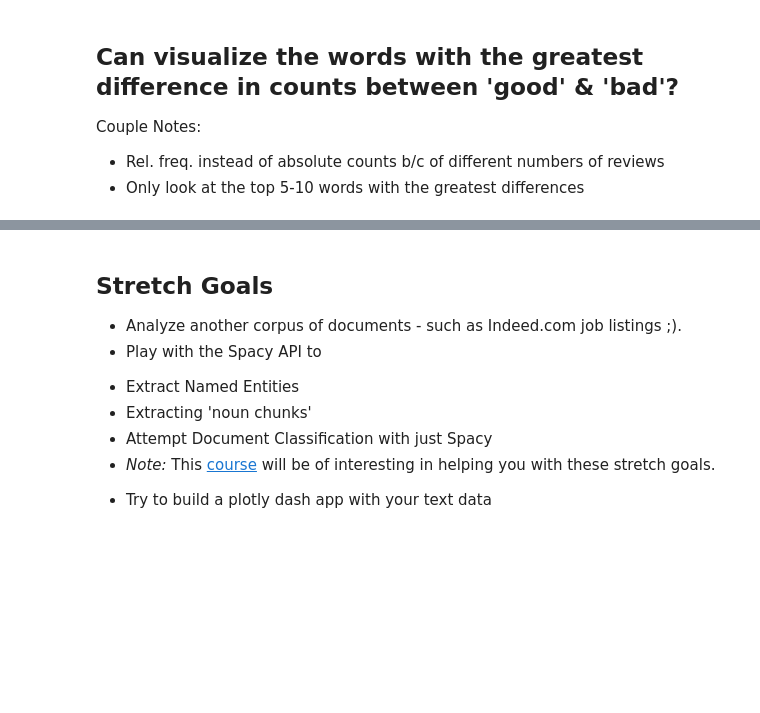
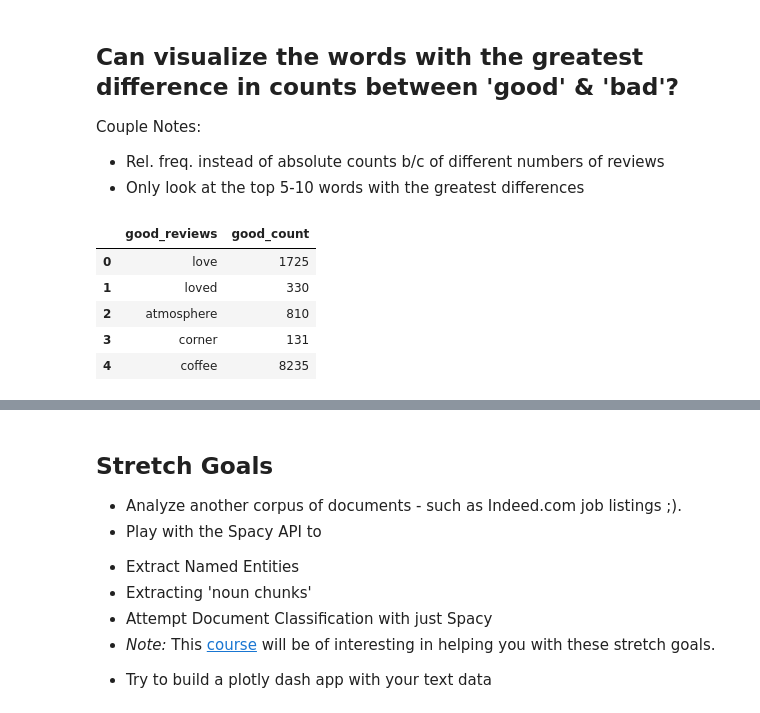
Before and after one commit to EvidenceN/Unit4_Lamda_DS, a Jupyter notebook: module1-text-data/Answers_Unit4_Week1_Day1.ipynb, the cells around one changed output, grey strips where cells are left out. Cells and saved outputs as stored; diff of their text form; code cells hidden in the pictures; blank space fills up the shorter version.

```diff
--- a/module1-text-data/Answers_Unit4_Week1_Day1.ipynb
+++ b/module1-text-data/Answers_Unit4_Week1_Day1.ipynb
@@ -289,7 +289,7 @@ Name: review_tokens2, dtype: object
 # %%
 # add checkin and checkins to stop words
 
-stop_words = nlp.Defaults.stop_words.union(['place','im','checkin', 'checkins', "  ", "   ", "$", ' '])
+stop_words = nlp.Defaults.stop_words.union(['coffee', 'place','im','checkin', 'checkins', "  ", "   ", "$", ' '])
 # %% [markdown]
 ## Apply tokenization to the column that has the dates removed, then remove stop words, then make it lower case, then create a new column to store that information.
 # %%
@@ -513,0 +529,4 @@ d[:10]
+# %%
+# cast rating column into an integer to make it easier to use it as logic
+
+shops['rating'] = pd.to_numeric(shops['rating'])
@@ -513,0 +545,22 @@ d[:10]
+# %%
+# count the number of words in review_tokens3 based on the number of ratings.
+
+# create 2 results, one for words that appear for "good review"
+# and another for words that appear in  "bad reveiws"
+
+# good review words.
+
+good_review_count = Counter()
+
+# bad review words
+bad_review_count = Counter()
+
+# create a new dataframe that just contains bad reviews
+
+# create a new dataframe that just contains good reviews
+
+# bad reviews dataframe
+bad_reviews = shops[shops['rating'] <= 3]
+
+# good reviews dataframe
+good_reviews = shops[shops['rating'] >= 4]
@@ -517,3 +617,18 @@ d[:10]
 Couple Notes:
 - Rel. freq. instead of absolute counts b/c of different numbers of reviews
 - Only look at the top 5-10 words with the greatest differences
+# %%
+# a dataframe that puts good words review count in dataframe
+
+gd = zip(good_review_count.keys(), good_review_count.values())
+
+good = pd.DataFrame(gd, columns = ["good_reviews", "good_count"])
+
+good.head()
+# %% [output]
+|  | good_reviews | good_count |
+| 0 | love | 1725 |
+| 1 | loved | 330 |
+| 2 | atmosphere | 810 |
+| 3 | corner | 131 |
+| 4 | coffee | 8235 |
```
Also changed, not shown: parts of 8 cells of this notebook.
